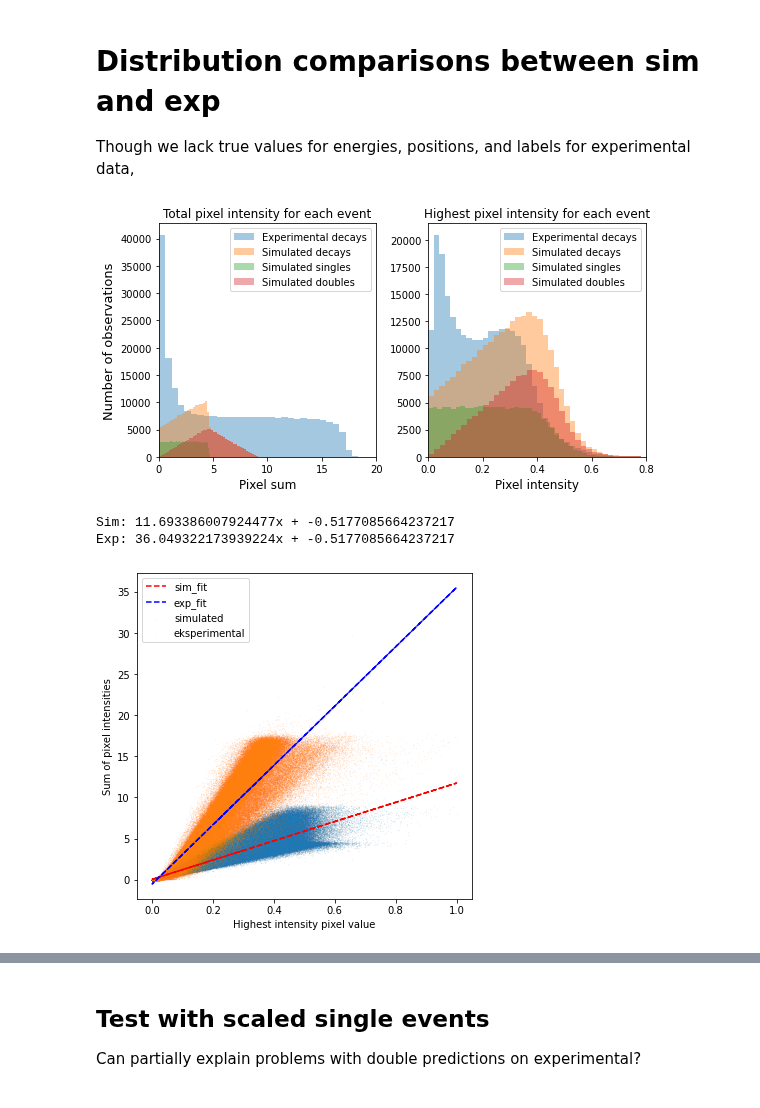
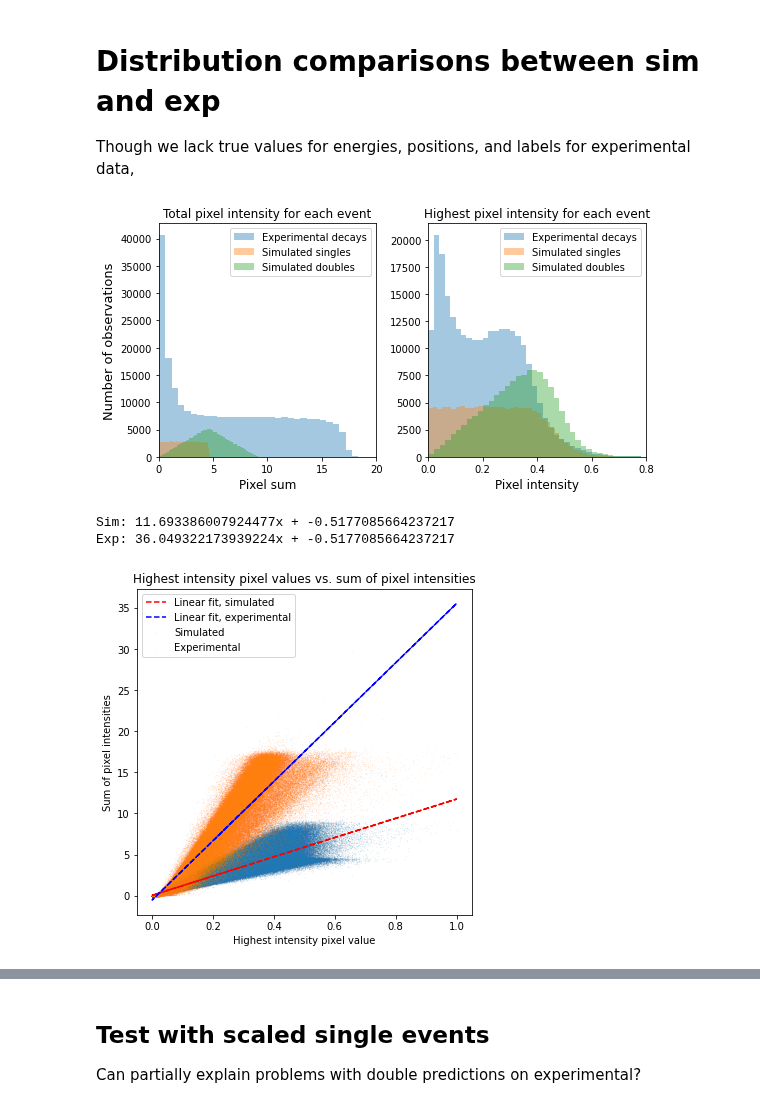
Before and after one commit to geirtul/master_analysis, a Jupyter notebook: notebooks/exploration/data_exploration_anodedata.ipynb, the cells around one changed output, grey strips where cells are left out. Saved outputs shown, nothing was run; the diff lists cells and outputs as text; code cells hidden in the pictures.

```diff
--- a/notebooks/exploration/data_exploration_anodedata.ipynb
+++ b/notebooks/exploration/data_exploration_anodedata.ipynb
@@ -144,7 +141,7 @@ fig, ax = plt.subplots(1, 2, figsize=(8,4))
 
 # Sum all
 sns.distplot(img_sum, kde=False, label='Experimental decays', ax=ax.flatten()[0])
-sns.distplot(img_sum_sim, kde=False, label='Simulated decays', ax=ax.flatten()[0])
+#sns.distplot(img_sum_sim, kde=False, label='Simulated decays', ax=ax.flatten()[0])
 ax.flatten()[0].set_ylabel("Number of observations", fontsize=13)
 #ax.flatten()[0].set_xlabel("Pixel sum", fontsize=12)
 ax.flatten()[0].set_title("Total pixel intensity for each event")
@@ -152,35 +149,35 @@ ax.flatten()[0].legend()
 
 # HIP all
 sns.distplot(img_hip, kde=False, label='Experimental decays', ax=ax.flatten()[1])
-sns.distplot(img_hip_sim, kde=False, label='Simulated decays', ax=ax.flatten()[1])
+#sns.distplot(img_hip_sim, kde=False, label='Simulated decays', ax=ax.flatten()[1])
 ax.flatten()[1].set_title("Highest pixel intensity for each event")
 ax.flatten()[1].legend()
 fig.tight_layout()
 
 
 #fig1, ax1 = plt.subplots(1, 2, figsize=(8,5), sharey=True)
 # Sum single/double
 sns.distplot(img_sum_sim[single_sim], kde=False, label='Simulated singles', ax=ax.flatten()[0])
 sns.distplot(img_sum_sim[double_sim], kde=False, label='Simulated doubles', ax=ax.flatten()[0])
 #x.flatten()[0].set_ylabel("Number of observations", fontsize=13)
 ax.flatten()[0].set_xlabel("Pixel sum", fontsize=12)
 ax.flatten()[0].legend()
 
 
 # HIP single/double
 sns.distplot(img_hip_sim[single_sim], kde=False, label='Simulated singles', ax=ax.flatten()[1])
 sns.distplot(img_hip_sim[double_sim], kde=False, label='Simulated doubles', ax=ax.flatten()[1])
 ax.flatten()[1].set_xlabel("Pixel intensity", fontsize=12)
 ax.flatten()[1].legend()
 
 ax.flatten()[0].set_xlim(0, 20)
 #ax.flatten()[0].ticklabel_format(axis='x', scilimits=(3,3))
 ax.flatten()[1].set_xlim(0, 0.8)
 #ax.flatten()[1].ticklabel_format(axis='x', scilimits=(3,3))
 
 fig1.tight_layout()
 # %% [output]
-[figure, old version]
+[figure, new version]
 # %%
 img_hip = img_hip.reshape(img_hip.shape[0])
 img_sum = img_sum.reshape(img_sum.shape[0])
@@ -192,12 +189,13 @@ fig, ax = plt.subplots(figsize=(6,6))
 a_sim, b_sim = np.polyfit(img_hip_sim, img_sum_sim, 1)
 a_exp, b_exp = np.polyfit(img_hip, img_sum, 1)
 
-ax.scatter(img_hip_sim, img_sum_sim, label='simulated', s=0.001,)
-ax.plot(img_hip_sim, a_sim*img_hip_sim + b_sim, '--r', label='sim_fit')
-ax.scatter(img_hip, img_sum, label='eksperimental', s=0.001)
-ax.plot(img_hip, a_exp*img_hip + b_exp, '--b', label='exp_fit')
+ax.scatter(img_hip_sim, img_sum_sim, label='Simulated', s=0.001,)
+ax.plot(img_hip_sim, a_sim*img_hip_sim + b_sim, '--r', label='Linear fit, simulated')
+ax.scatter(img_hip, img_sum, label='Experimental', s=0.001)
+ax.plot(img_hip, a_exp*img_hip + b_exp, '--b', label='Linear fit, experimental')
 ax.set_xlabel("Highest intensity pixel value")
 ax.set_ylabel("Sum of pixel intensities")
+ax.set_title("Highest intensity pixel values vs. sum of pixel intensities")
 ax.legend()
 
 print(f"Sim: {a_sim}x + {b_exp}")
@@ -205,5 +203,5 @@ print(f"Exp: {a_exp}x + {b_exp}")
 # %% [output]
 Sim: 11.693386007924477x + -0.5177085664237217
 Exp: 36.049322173939224x + -0.5177085664237217
-[figure, old version]
+[figure, new version]
 # %%
```
Also changed, not shown: parts of 16 cells of this notebook, 4 other files.
